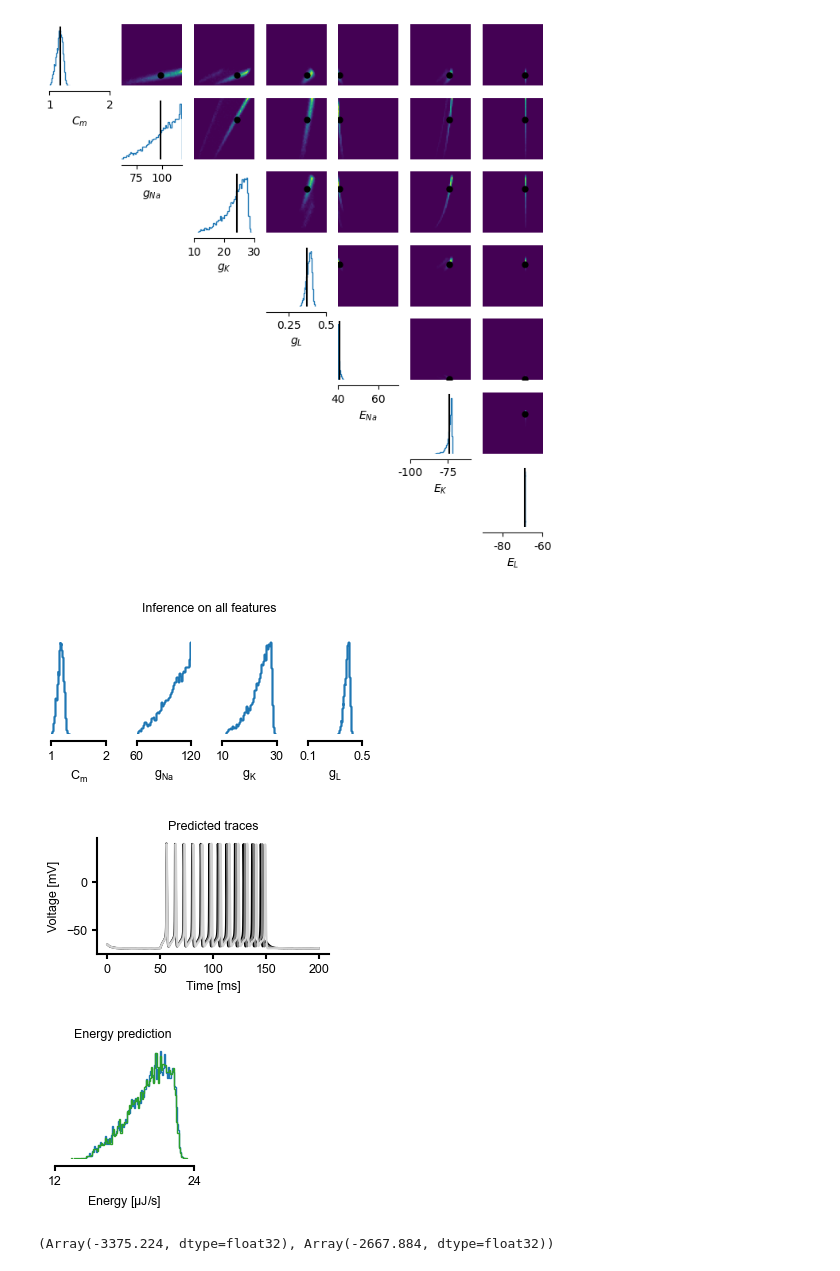
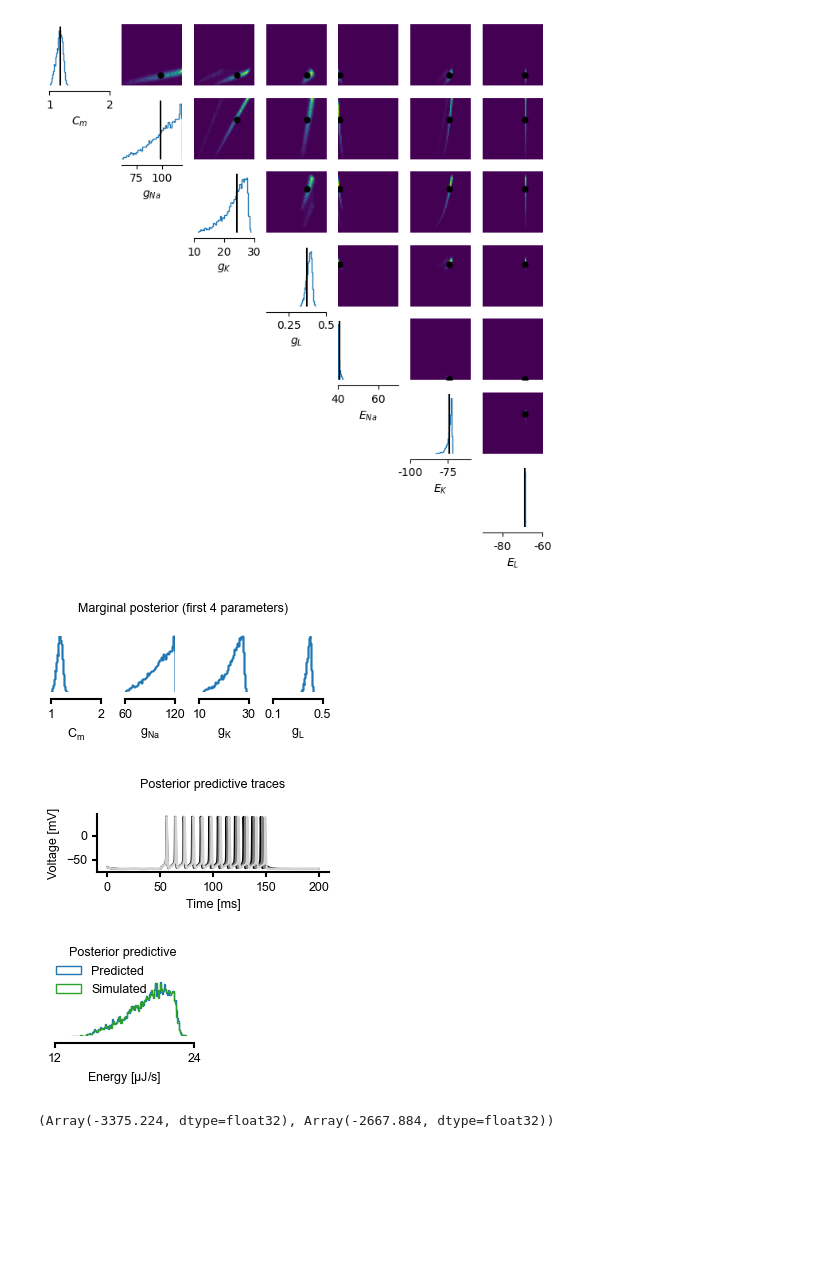
Before and after one commit to mackelab/probjax, a Jupyter notebook: scoresbibm/figures/fig5/base_fig.ipynb, the cells around one changed output. Cells and saved outputs as stored; diff of their text form; code cells hidden in the pictures; blank space fills up the shorter version.

```diff
--- a/scoresbibm/figures/fig5/base_fig.ipynb
+++ b/scoresbibm/figures/fig5/base_fig.ipynb
@@ -68,7 +68,7 @@ Array([19.953], dtype=float32)
 V, energy, _ = simulator(jax.random.PRNGKey(0),theta_true)
 # %%
 with use_style("pyloric"):
-    fig = plt.figure(figsize=(2,1.5))
+    fig = plt.figure(figsize=(2,1.25))
     plt.plot(V, color="black")
     plt.axis("off")
     plt.tight_layout()
@@ -82,7 +82,7 @@ convert_charge_to_energy(energy).max()
 Array(0.119, dtype=float32)
 # %%
 with use_style("pyloric"):
-    fig = plt.figure(figsize=(2,1.))
+    fig = plt.figure(figsize=(2,1.25))
     plt.plot(convert_charge_to_energy(energy), color="black")
     plt.ylim(0.,0.2)
     plt.axis("off")
@@ -125,16 +125,17 @@ plt.show()
 [figure]
 # %%
 with use_style("pyloric"):
-    fig, axes = marginal_plot([np.array(samples_all_stats[:, :4])], limits=limits,figsize=(3.5,2.), labels=labels, bins=50, alpha=0.5, points_colors=["black"])
+    fig, axes = marginal_plot([np.array(samples_all_stats[:, :4])], limits=limits,figsize=(3.5,0.75), labels=labels, bins=50, alpha=0.5,  points_colors=["black"])
+    plt.subplots_adjust(wspace=0.5)
     for i in range(4):
         axes[0,i].set_xticks(limits[i])
-    fig.suptitle("Inference on all features")
+    fig.suptitle("Marginal posterior (first 4 parameters)", y=1.3)
 
     plt.tight_layout()
     plt.show()
     fig.savefig("bm_hh_marginal_all_features.svg", bbox_inches="tight")
 # %% [output]
-[figure, old version]
+[figure, new version]
 # %%
 with jax.default_device(jax.devices("cpu")[0]):
     simulator_energies = []
@@ -149,35 +150,36 @@ Vs, _,summary = jax.vmap(simulator)(jax.random.split(jax.random.PRNGKey(42), 3),
 #Vs, _,summary = jax.vmap(simulator, in_axes=(0, None))(jax.random.split(jax.random.PRNGKey(0), 100), theta_true)
 # %%
 with use_style("pyloric"):
-    fig = plt.figure(figsize=(3,1.5))
+    fig = plt.figure(figsize=(3,0.75))
     ts = jnp.linspace(0, 200, 5000)
     plt.plot(ts,Vs[0,:], color="black")
     plt.plot(ts,Vs[1,:], color="grey")
     plt.plot(ts,Vs[2,:], color="lightgrey")
     plt.xlabel("Time [ms]")
     plt.ylabel("Voltage [mV]")
-    plt.title("Predicted traces")
+    plt.title("Posterior predictive traces",y=1.3)
     #plt.tight_layout()
     fig.savefig("bm_hh_traces.svg", bbox_inches="tight")
 
     plt.show()
 # %% [output]
-[figure, old version]
+[figure, new version]
 # %%
 predicted_energies = convert_total_energy(samples_all_stats[:, -1:])
 sim_energies = convert_total_energy(simulator_energies[:,-1:])
 # %%
 with use_style("pyloric"):
-    fig, axes = marginal_plot([np.array(predicted_energies), np.array(sim_energies)], points= np.array(energy_true),figsize=(1.8,1.5),labels=[r"Energy [$\mu$J/s]"],  alpha=0.5, points_colors=["black"],hist_diag={"bins":100, "density":True})
+    fig, axes = marginal_plot([np.array(predicted_energies), np.array(sim_energies)], points= np.array(energy_true),figsize=(1.8,0.75),labels=[r"Energy [$\mu$J/s]"],  alpha=0.5, points_colors=["black"],hist_diag={"bins":100, "density":True})
     axes[0,0].set_xlim([12, 24])
     axes[0,0].set_xticks([12,24])
 
-    fig.suptitle("Energy prediction")
+    fig.suptitle("Posterior predictive", y=1.3)
+    fig.legend(["Predicted", "Simulated"], frameon=False,bbox_to_anchor=(0.7, 1.2), ncol=1)
     #plt.tight_layout()
     fig.savefig("bm_hh_marginal_energy_all_features.svg", bbox_inches="tight")
     plt.show()
 # %% [output]
-[figure, old version]
+[figure, new version]
 # %%
 jnp.quantile(simulator_energies[:,-1:], 0.1), jnp.quantile(simulator_energies[:,-1:], 0.9)
 # %% [output]
```
Also changed, not shown: parts of 15 cells of this notebook, 21 other files.
